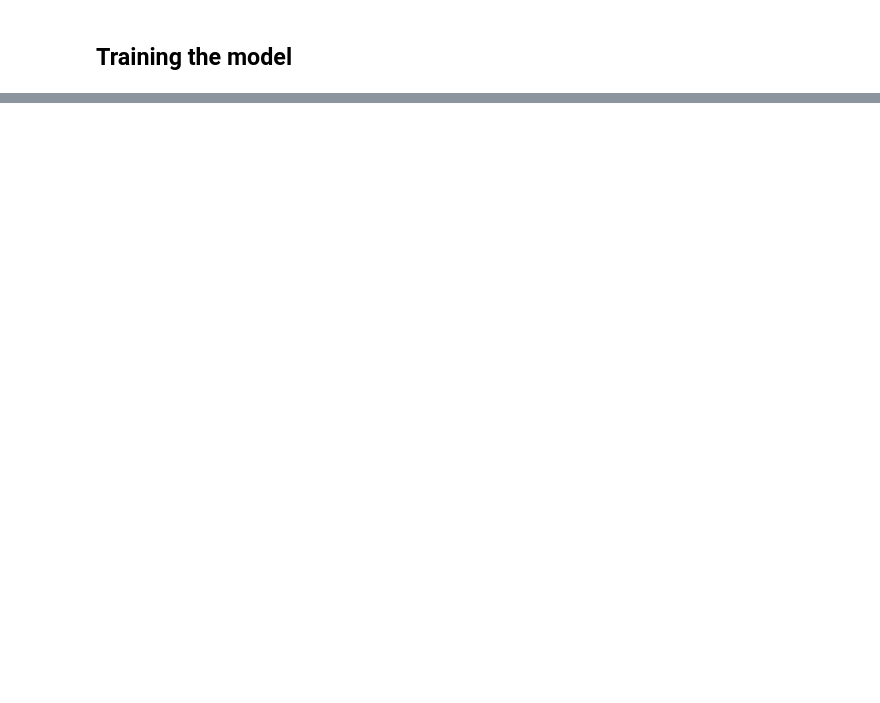
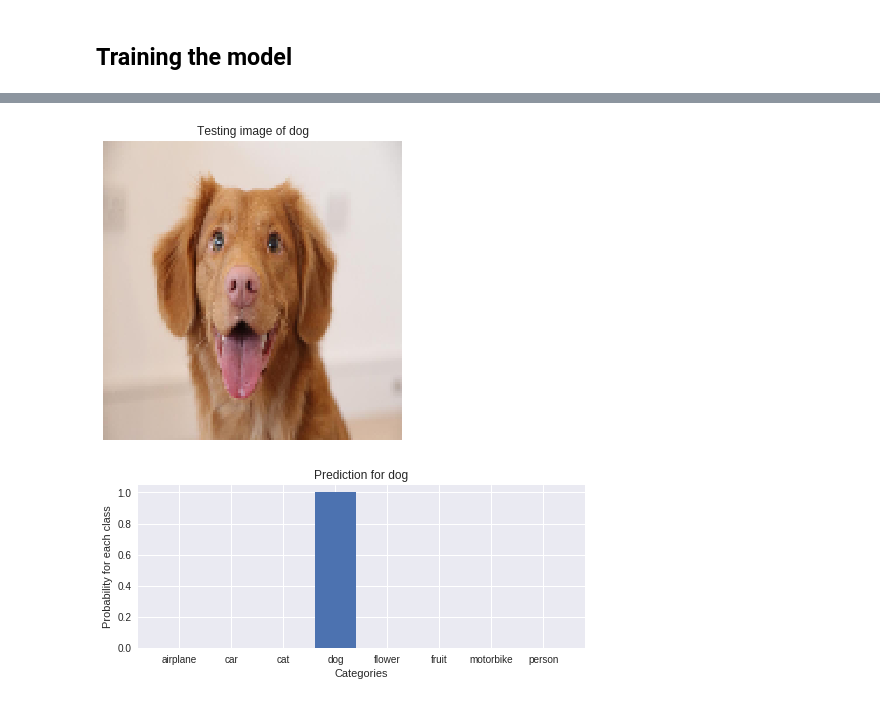
Before and after one commit to braindotai/Deep-Learning-Scratch-Arena, a Jupyter notebook: 10. Applications of Computer Vision/01. Transfer Learning - MXNet.ipynb, the cells around one changed output, grey strips where cells are left out. Drawn from its saved outputs; the diff is of its cells as text; code cells hidden in the pictures; blank space fills up the shorter version.

```diff
--- a/10. Applications of Computer Vision/01. Transfer Learning - MXNet.ipynb
+++ b/10. Applications of Computer Vision/01. Transfer Learning - MXNet.ipynb
@@ -368,0 +477,23 @@ Testing Accuracy: 0.9908333333333333
+# %%
+dog = gluon.utils.download(url = "https://i0.wp.com/cdn-prod.medicalnewstoday.com/content/images/articles/322/322868/golden-retriever-puppy.jpg?w=1155&h=1541")
+image = transform(mx.image.imread(dog, flag = 1))
+plt.imshow(image.transpose((1, 2, 0)).asnumpy())
+plt.title('Testing image of dog')
+plt.axis('off')
+plt.show()
+
+
+prediction = model(image.expand_dims(0).as_in_context(ctx)).softmax().asnumpy()[0]
+
+probs = []
+for prob in prediction:
+    probs.append(prob)
+plt.figure(figsize = (8,3))
+plt.bar(categories, probs)
+plt.title('Prediction for dog')
+plt.xlabel('Categories')
+plt.ylabel('Probability for each class')
+plt.show()
+# %% [output]
+[figure, added]
+[figure, added]
```
Also changed, not shown: parts of 46 cells of this notebook.
